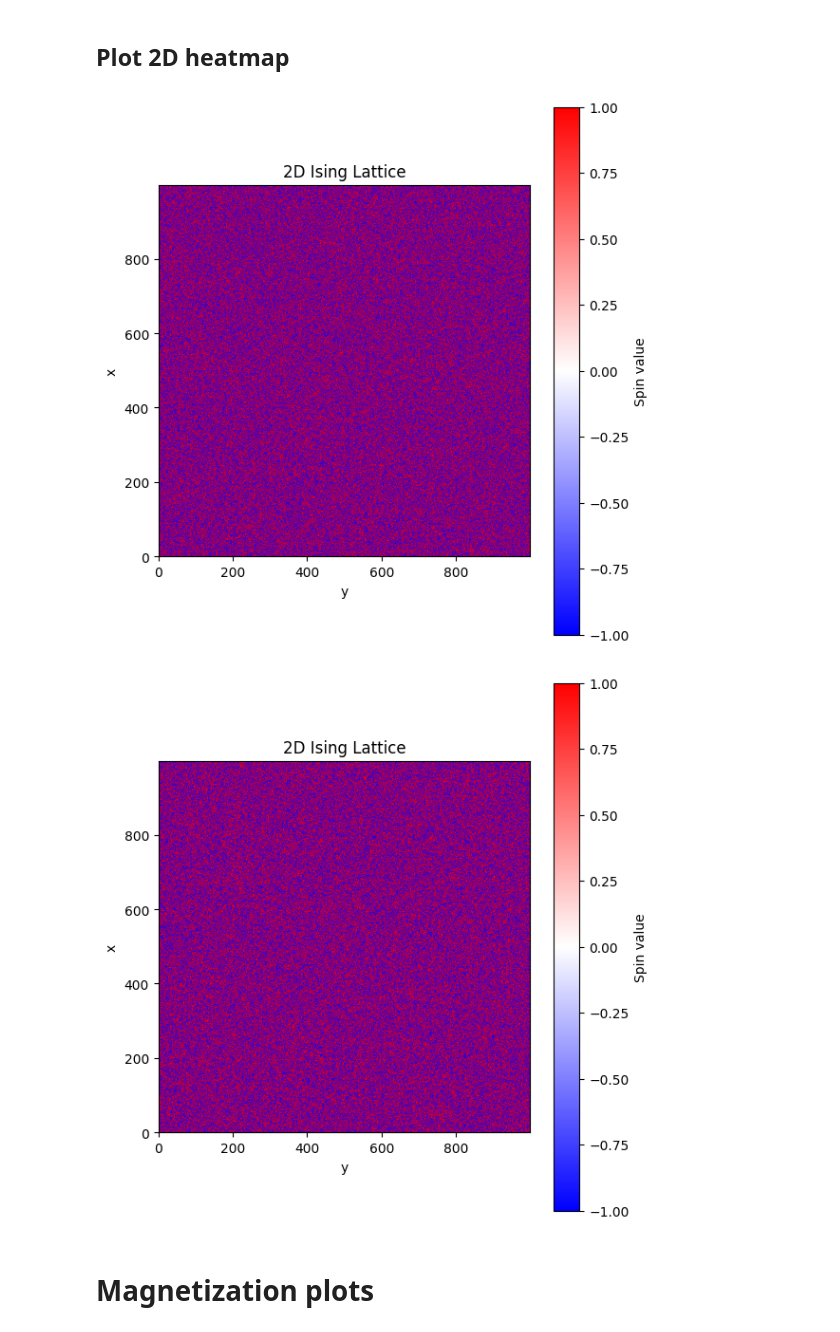
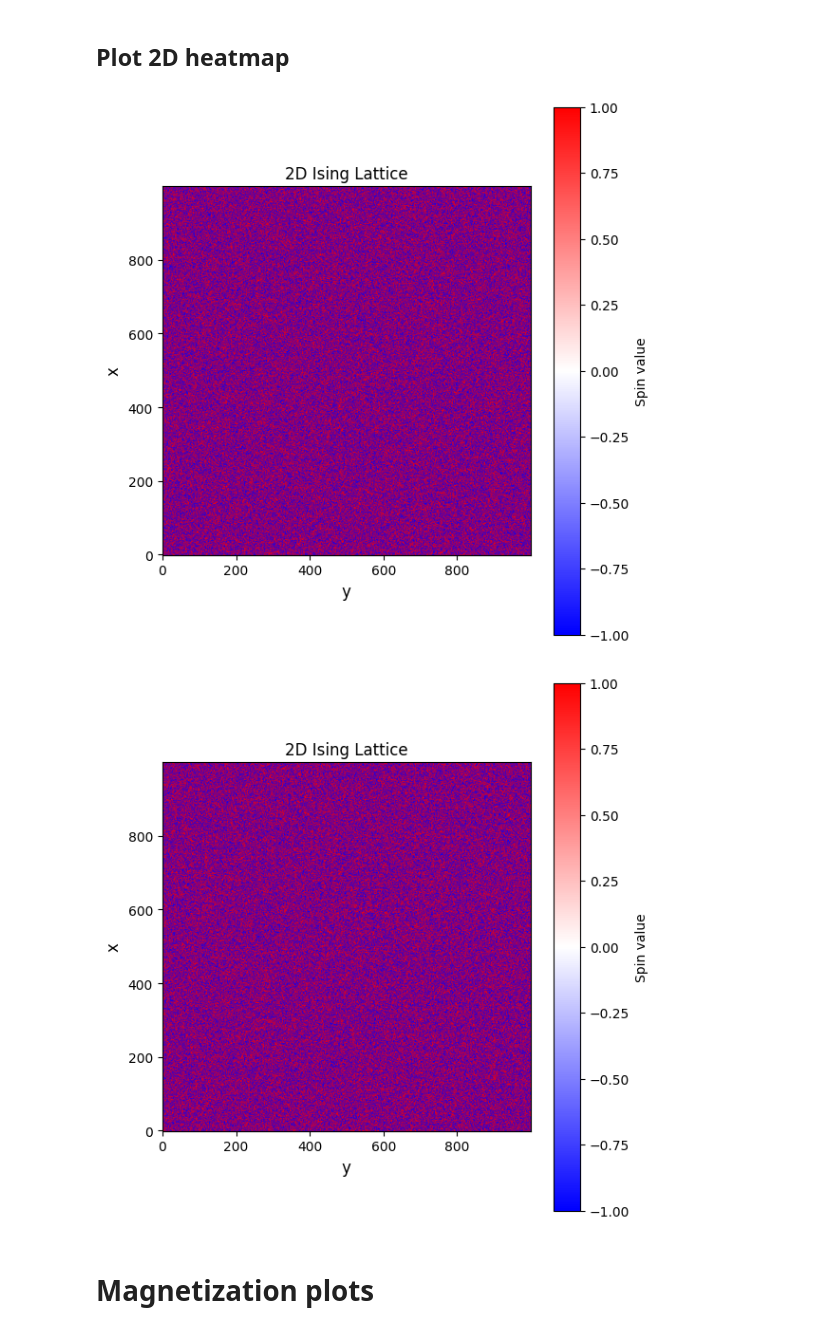
Before and after one commit to nicolomontagner02/GPU_Ising_model, a Jupyter notebook: Post_processing.ipynb, the cells around one changed output. Cells and saved outputs as stored; diff of their text form; code cells hidden in the pictures.

```diff
--- a/Post_processing.ipynb
+++ b/Post_processing.ipynb
@@ -7,6 +7,9 @@ from pathlib import Path
 # %% [markdown]
 ## Plot 2D heatmap
 # %%
+from tkinter import font
+
+
 def plot_lattice(filename):
     lattice = np.loadtxt(filename)
 
@@ -16,18 +19,18 @@ def plot_lattice(filename):
                origin="lower",
                vmin=-1,
                vmax=1)
-    plt.colorbar(label="Spin value")
+    plt.colorbar(label="Spin value", orientation="vertical")
     plt.title("2D Ising Lattice")
-    plt.xlabel("y")
-    plt.ylabel("x")
+    plt.xlabel("y", fontsize = 12)
+    plt.ylabel("x", fontsize = 12)
     plt.tight_layout()
     plt.show()
 # %%
-plot_lattice("data/ising_J3.000_h0.306_T100.000_Lx1000_Ly1000_MC0_type3.dat")
-plot_lattice("data/ising_J3.000_h0.306_T100.000_Lx1000_Ly1000_MC10000000_type3.dat")
+plot_lattice("data/ising_J0.857_h0.878_T100.000_Lx1000_Ly1000_MC0_type3.dat")
+plot_lattice("data/ising_J0.857_h0.878_T100.000_Lx1000_Ly1000_MC10000000_type3.dat")
 # %% [output]
-[figure, old version]
+[figure, new version]
-[figure, old version]
+[figure, new version]
 # %% [markdown]
 # Magnetization plots
 # %%
```
Also changed, not shown: parts of 1 cell of this notebook, 1 other file.
